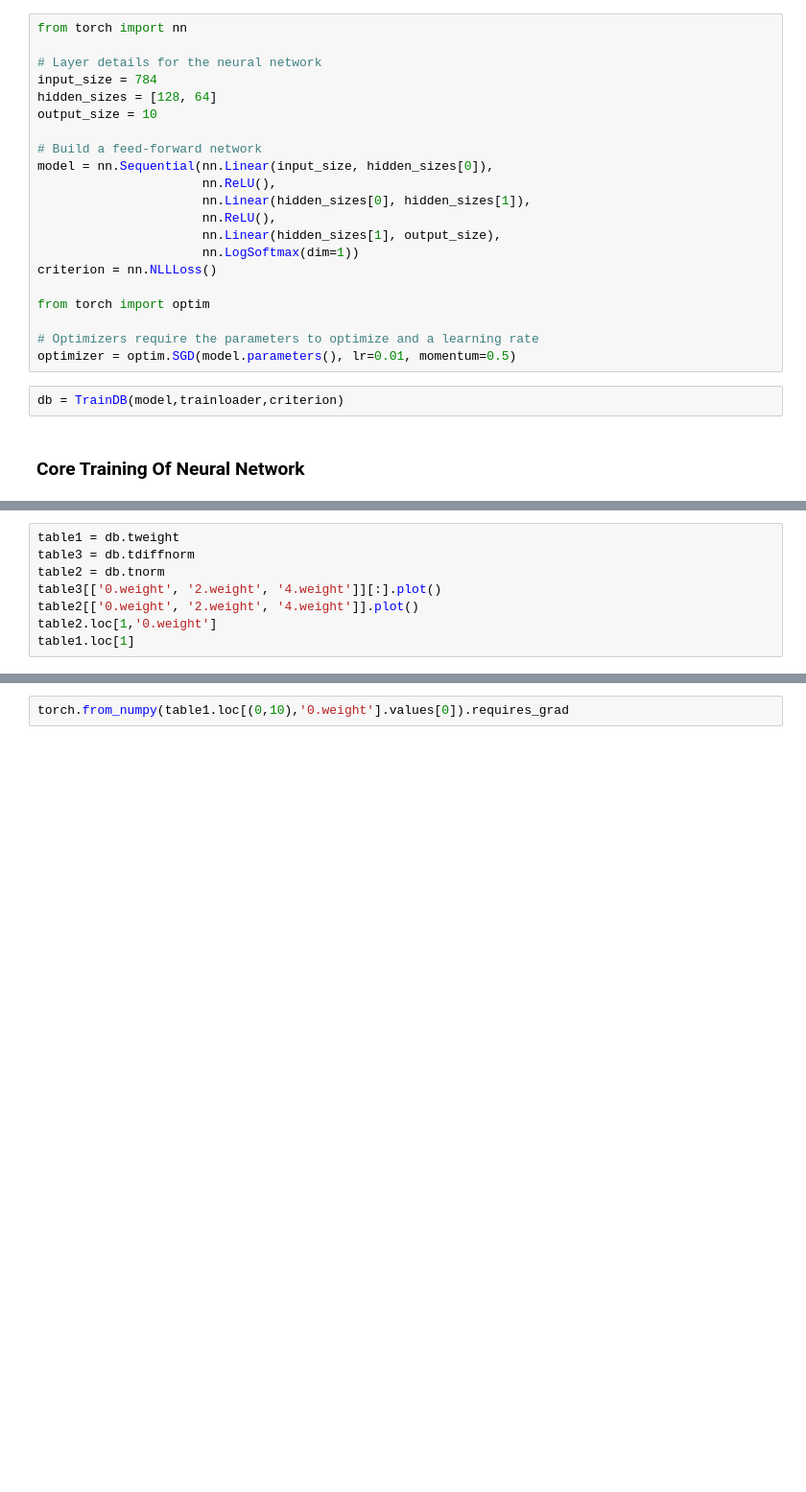
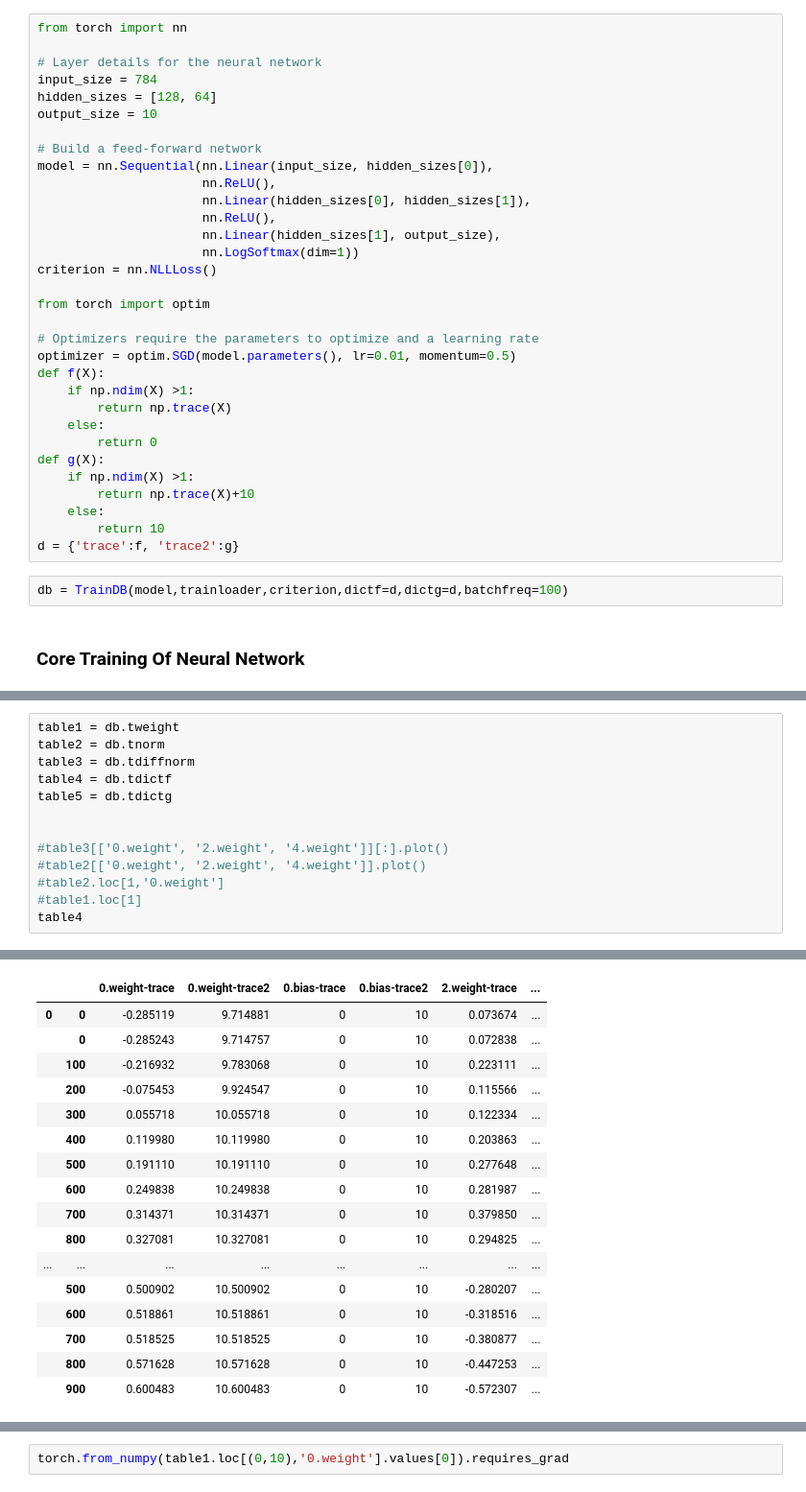
Before and after one commit to mittaltushant/deepquery, a Jupyter notebook: TrainDB/simplenn.ipynb, the cells around one changed output, grey strips where cells are left out. Shown: that part at 96% size. Drawn from its saved outputs; the diff is of its cells as text; blank space fills up the shorter version.

```diff
--- a/TrainDB/simplenn.ipynb
+++ b/TrainDB/simplenn.ipynb
@@ -55,8 +55,19 @@ from torch import optim
 
 # Optimizers require the parameters to optimize and a learning rate
 optimizer = optim.SGD(model.parameters(), lr=0.01, momentum=0.5)
+def f(X):
+    if np.ndim(X) >1:
+        return np.trace(X)
+    else:
+        return 0
+def g(X):
+    if np.ndim(X) >1:
+        return np.trace(X)+10
+    else:
+        return 10
+d = {'trace':f, 'trace2':g}
 # %%
-db = TrainDB(model,trainloader,criterion)
+db = TrainDB(model,trainloader,criterion,dictf=d,dictg=d,batchfreq=100)
 # %% [markdown]
 ### Core Training Of Neural Network
 # %%
@@ -96,9 +107,14 @@ Training Time (in minutes) = 0.4501376191775004
 # %%
 table1 = db.tweight
+table2 = db.tnorm
 table3 = db.tdiffnorm
-table2 = db.tnorm
-table3[['0.weight', '2.weight', '4.weight']][:].plot()
-table2[['0.weight', '2.weight', '4.weight']].plot()
-table2.loc[1,'0.weight']
-table1.loc[1]
+table4 = db.tdictf
+table5 = db.tdictg
+
+
+#table3[['0.weight', '2.weight', '4.weight']][:].plot()
+#table2[['0.weight', '2.weight', '4.weight']].plot()
+#table2.loc[1,'0.weight']
+#table1.loc[1]
+table4
 # %% [output]
@@ -113,0 +121,17 @@ Name: 1, dtype: object
+|  |  | 0.weight-trace | 0.weight-trace2 | 0.bias-trace | 0.bias-trace2 | 2.weight-trace | ... |
+| 0 | 0 | -0.285119 | 9.714881 | 0 | 10 | 0.073674 | ... |
+|  | 0 | -0.285243 | 9.714757 | 0 | 10 | 0.072838 | ... |
+|  | 100 | -0.216932 | 9.783068 | 0 | 10 | 0.223111 | ... |
+|  | 200 | -0.075453 | 9.924547 | 0 | 10 | 0.115566 | ... |
+|  | 300 | 0.055718 | 10.055718 | 0 | 10 | 0.122334 | ... |
+|  | 400 | 0.119980 | 10.119980 | 0 | 10 | 0.203863 | ... |
+|  | 500 | 0.191110 | 10.191110 | 0 | 10 | 0.277648 | ... |
+|  | 600 | 0.249838 | 10.249838 | 0 | 10 | 0.281987 | ... |
+|  | 700 | 0.314371 | 10.314371 | 0 | 10 | 0.379850 | ... |
+|  | 800 | 0.327081 | 10.327081 | 0 | 10 | 0.294825 | ... |
+| ... | ... | ... | ... | ... | ... | ... | ... |
+|  | 500 | 0.500902 | 10.500902 | 0 | 10 | -0.280207 | ... |
+|  | 600 | 0.518861 | 10.518861 | 0 | 10 | -0.318516 | ... |
+|  | 700 | 0.518525 | 10.518525 | 0 | 10 | -0.380877 | ... |
+|  | 800 | 0.571628 | 10.571628 | 0 | 10 | -0.447253 | ... |
+|  | 900 | 0.600483 | 10.600483 | 0 | 10 | -0.572307 | ... |
```
Also changed, not shown: parts of 10 cells of this notebook, 1 other file.
